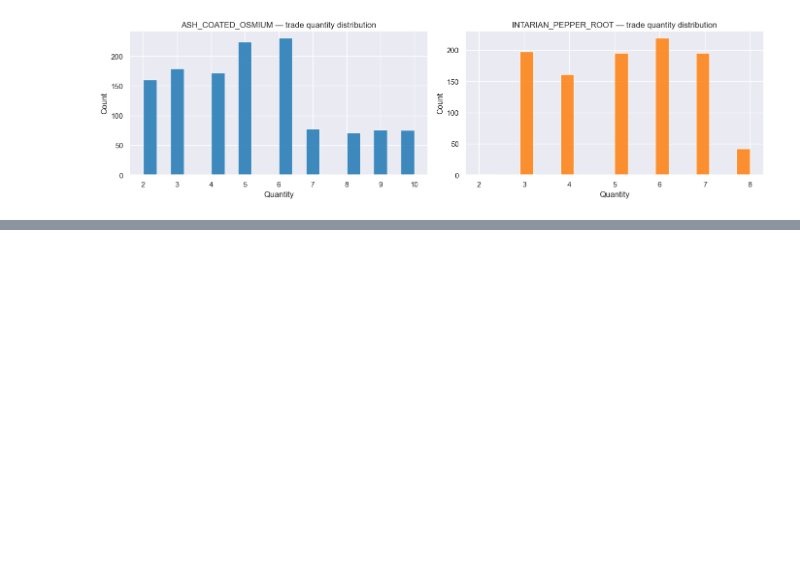
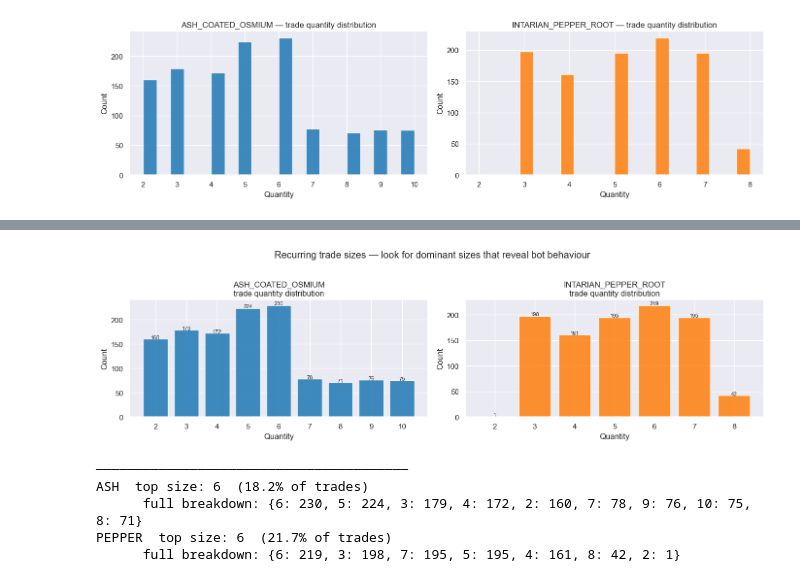
Before and after one commit to Armand279/Bart-Technologies-IMC-Prosperity-4, a Jupyter notebook: notebooks/round1.ipynb, the cells around one changed output, grey strips where cells are left out. Saved outputs shown, nothing was run; the diff lists cells and outputs as text; code cells hidden in the pictures; blank space fills up the shorter version.

```diff
--- a/notebooks/round1.ipynb
+++ b/notebooks/round1.ipynb
@@ -283,0 +394,33 @@ plt.show()
+# %%
+# ── 11.3  Recurring trade sizes — bot fingerprinting ─────────────────────────
+fig, axes = plt.subplots(1, 2, figsize=(14, 4))
+
+for ax, (label, df_t), color in zip(axes,
+    [('ASH_COATED_OSMIUM', ash_t), ('INTARIAN_PEPPER_ROOT', pepper_t)], colors):
+
+    counts = df_t['quantity'].value_counts().sort_index()
+    ax.bar(counts.index.astype(str), counts.values, color=color, edgecolor='white', alpha=0.85)
+    ax.set_title(f'{label}\ntrade quantity distribution')
+    ax.set_xlabel('Quantity')
+    ax.set_ylabel('Count')
+    # Annotate every bar with its count
+    for qty, cnt in counts.items():
+        ax.text(str(qty), cnt + 0.5, str(cnt), ha='center', fontsize=8)
+
+plt.suptitle('Recurring trade sizes — look for dominant sizes that reveal bot behaviour', y=1.02)
+plt.tight_layout()
+plt.show()
+
+print('─' * 40)
+for label, df_t in [('ASH', ash_t), ('PEPPER', pepper_t)]:
+    vc = df_t['quantity'].value_counts()
+    top_pct = vc.iloc[0] / len(df_t) * 100
+    print(f"{label}  top size: {vc.index[0]}  ({top_pct:.1f}% of trades)")
+    print(f"      full breakdown: {vc.to_dict()}")
+# %% [output]
+[figure, added]
+────────────────────────────────────────
+ASH  top size: 6  (18.2% of trades)
+      full breakdown: {6: 230, 5: 224, 3: 179, 4: 172, 2: 160, 7: 78, 9: 76, 10: 75, 8: 71}
+PEPPER  top size: 6  (21.7% of trades)
+      full breakdown: {6: 219, 3: 198, 7: 195, 5: 195, 4: 161, 8: 42, 2: 1}
```
Also changed, not shown: parts of 8 cells of this notebook, 1 other file.
